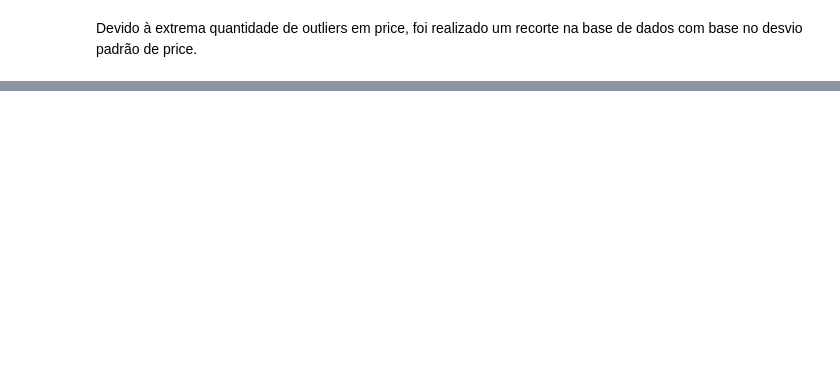
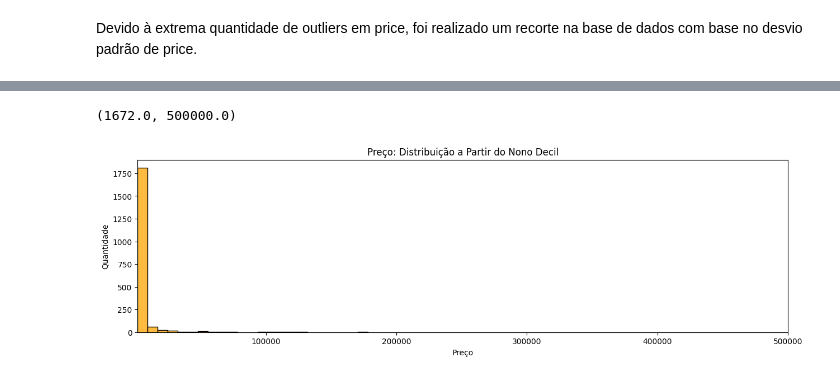
Before and after one commit to glauciapamponet/AirbnbAnalisys, a Jupyter notebook: airbnb-analysis.ipynb, the cells around one changed output, grey strips where cells are left out. Saved outputs shown, nothing was run; the diff lists cells and outputs as text; code cells hidden in the pictures; blank space fills up the shorter version.

```diff
--- a/airbnb-analysis.ipynb
+++ b/airbnb-analysis.ipynb
@@ -59,0 +60,14 @@ pd.DataFrame(dados_limpos['number_of_reviews_ltm'].quantile([0.1 * i for i in ra
+# %%
+# Observando os dados entre a media e o nono decil e comparando com os dados entre o nono decil e o desvio padrão
+price_look2 = dados_limpos[dados_limpos.price > deciles.iloc[-1][2]]['price']
+
+fig, (ax2) = plt.subplots(ncols=1, sharey = False, figsize = (15, 4))
+sns.histplot(price_look2, kde = False, color='orange', ax = ax2, bins= int(price_look2.count()/30)) # intervalos de tamanho 16
+ax2.grid(False)
+ax2.set_title('Preço: Distribuição a Partir do Nono Decil')
+ax2.set_ylabel('Quantidade')
+ax2.set_xlabel('Preço')
+ax2.set_xlim(price_look2.min(), price_look2.max())
+# %% [output]
+(1672.0, 500000.0)
+[figure, added]
```
Also changed, not shown: parts of 10 cells of this notebook.
